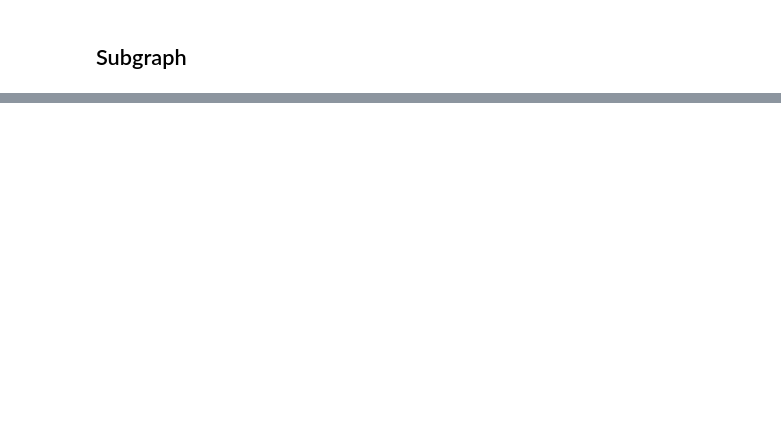
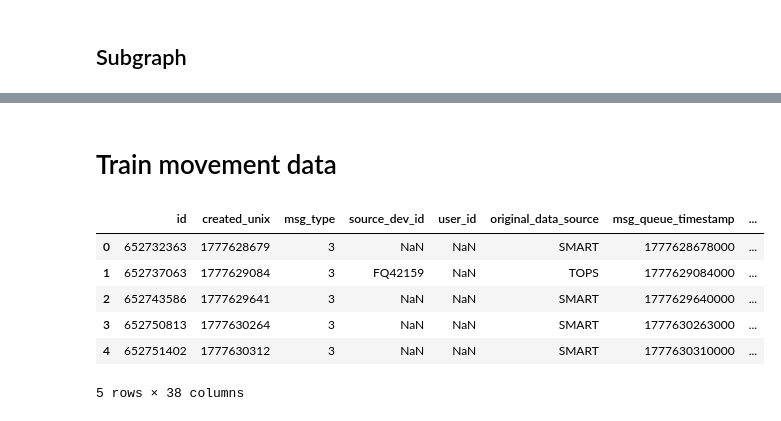
Before and after one commit to thibaultquentin66-lang/resilience_freight_train_UK, a Jupyter notebook: Final_Work.ipynb, the cells around one changed output, grey strips where cells are left out. Saved outputs shown, nothing was run; the diff lists cells and outputs as text; code cells hidden in the pictures; blank space fills up the shorter version.

```diff
--- a/Final_Work.ipynb
+++ b/Final_Work.ipynb
@@ -912,0 +1088,15 @@ plt.show()
+# %% [markdown]
+# Train movement data
+# %%
+movement1 = "data/4E24_TRUST2.csv"
+df_movement_first = pd.read_csv(movement1)
+# %%
+df_movement_first.head()
+# %% [output]
+|  | id | created_unix | msg_type | source_dev_id | user_id | original_data_source | msg_queue_timestamp | ... |
+| 0 | 652732363 | 1777628679 | 3 | NaN | NaN | SMART | 1777628678000 | ... |
+| 1 | 652737063 | 1777629084 | 3 | FQ42159 | NaN | TOPS | 1777629084000 | ... |
+| 2 | 652743586 | 1777629641 | 3 | NaN | NaN | SMART | 1777629640000 | ... |
+| 3 | 652750813 | 1777630264 | 3 | NaN | NaN | SMART | 1777630263000 | ... |
+| 4 | 652751402 | 1777630312 | 3 | NaN | NaN | SMART | 1777630310000 | ... |
+5 rows × 38 columns
```
Also changed, not shown: parts of 37 cells of this notebook, 1 other file.
